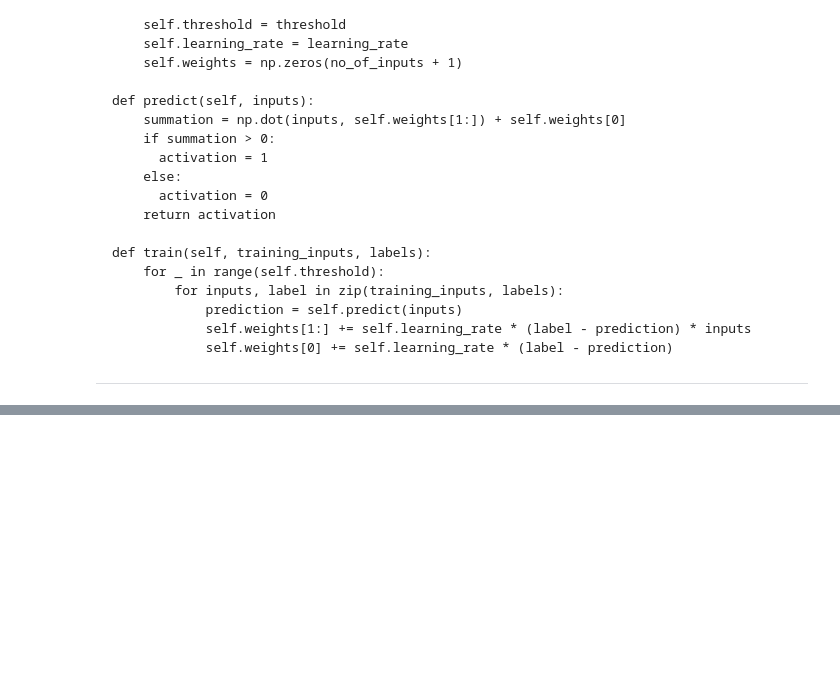
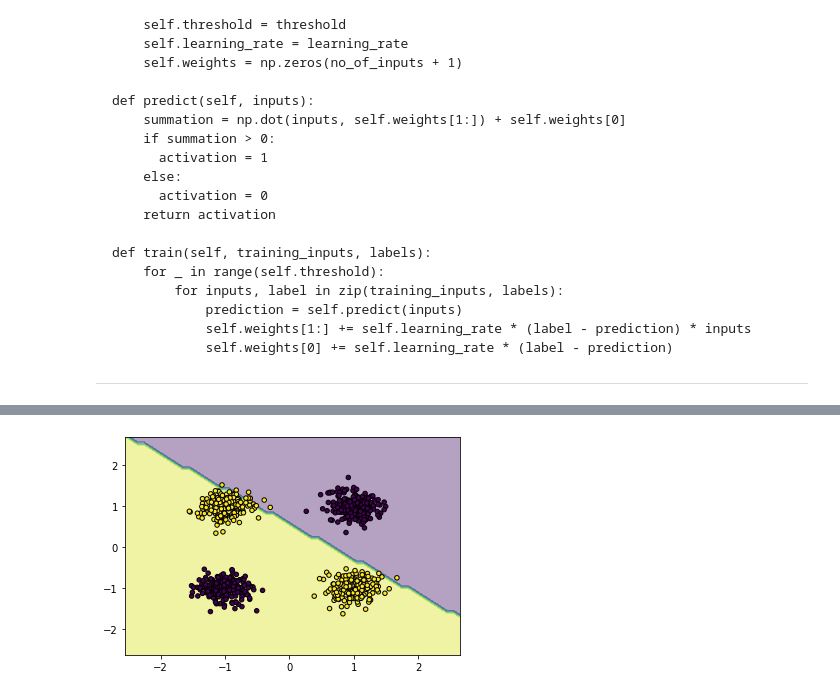
Before and after one commit to RaulAquino207/pattern-recognition-machine-learning-studies, a Jupyter notebook: neural-networks/perceptron-exercise-1/Answers.ipynb, the cells around one changed output, grey strips where cells are left out. Cells and saved outputs as stored; diff of their text form; code cells hidden in the pictures; blank space fills up the shorter version.

```diff
--- a/neural-networks/perceptron-exercise-1/Answers.ipynb
+++ b/neural-networks/perceptron-exercise-1/Answers.ipynb
@@ -124,16 +99,21 @@ class Perceptron(object):
                 self.weights[0] += self.learning_rate * (label - prediction)
 -------------------------------------------------------------------------------------------------------------------------------
 # %%
+#Perceptron class using the activation function.
 class Perceptron(object):
-    def __init__(self, n_iterations=100, random_state=1, learning_rate=0.01):
-        self.n_iterations = n_iterations
+
+    #__Init__ function where we receive the parameters that will be important for the training.
+    def __init__(self, num_epochs=100, random_state=1, learning_rate=0.01):
+        self.num_epochs = num_epochs
         self.random_state = random_state
         self.learning_rate = learning_rate
 
+    #Fit function where training will take place through the epochs.
     def fit(self, X, y):
         rgen = np.random.RandomState(self.random_state)
         self.coef_ = rgen.normal(loc=0.0, scale=0.01, size=1 + X.shape[1])
-        for _ in range(self.n_iterations):
+        for _ in range(self.num_epochs):
+            print("Epoch {}".format(_ + 1))
             for xi, expected_value in zip(X, y):
                 predicted_value = self.predict(xi)
                 self.coef_[1:] = self.coef_[1:] + self.learning_rate * (expected_value - predicted_value) * xi
@@ -149,3 +129,21 @@ class Perceptron(object):
 
     def predict(self, X):
         return self.activation_function(X)
+
+    def plot(self, X, y, model):
+
+        clf = model
+        x_min, x_max = X[:, 0].min() - 1, X[:, 0].max() + 1
+        y_min, y_max = X[:, 1].min() - 1, X[:, 1].max() + 1
+        xx, yy = np.meshgrid(np.arange(x_min, x_max, 0.1),
+                             np.arange(y_min, y_max, 0.1))
+
+        Z = clf.predict(np.c_[xx.ravel(), yy.ravel()])
+        Z = Z.reshape(xx.shape)
+        plt.contourf(xx, yy, Z, alpha=0.4)
+        scat = plt.scatter(X[:, 0], X[:, 1], c=y,
+                                          s=20, edgecolor='k')
+
+        plt.xlim(xx.min(), xx.max())
+        plt.ylim(yy.min(), yy.max())
+        plt.show()
@@ -173,0 +175,3 @@ plt.show()
+# %%
+clf_xor = Perceptron(1000)
+clf_xor.fit(X_xor, y_xor)
@@ -173,0 +196,4 @@ plt.show()
+# %%
+clf_xor.plot(X_xor, y_xor, clf_xor)
+# %% [output]
+[figure, added]
```
Also changed, not shown: parts of 11 cells of this notebook.
